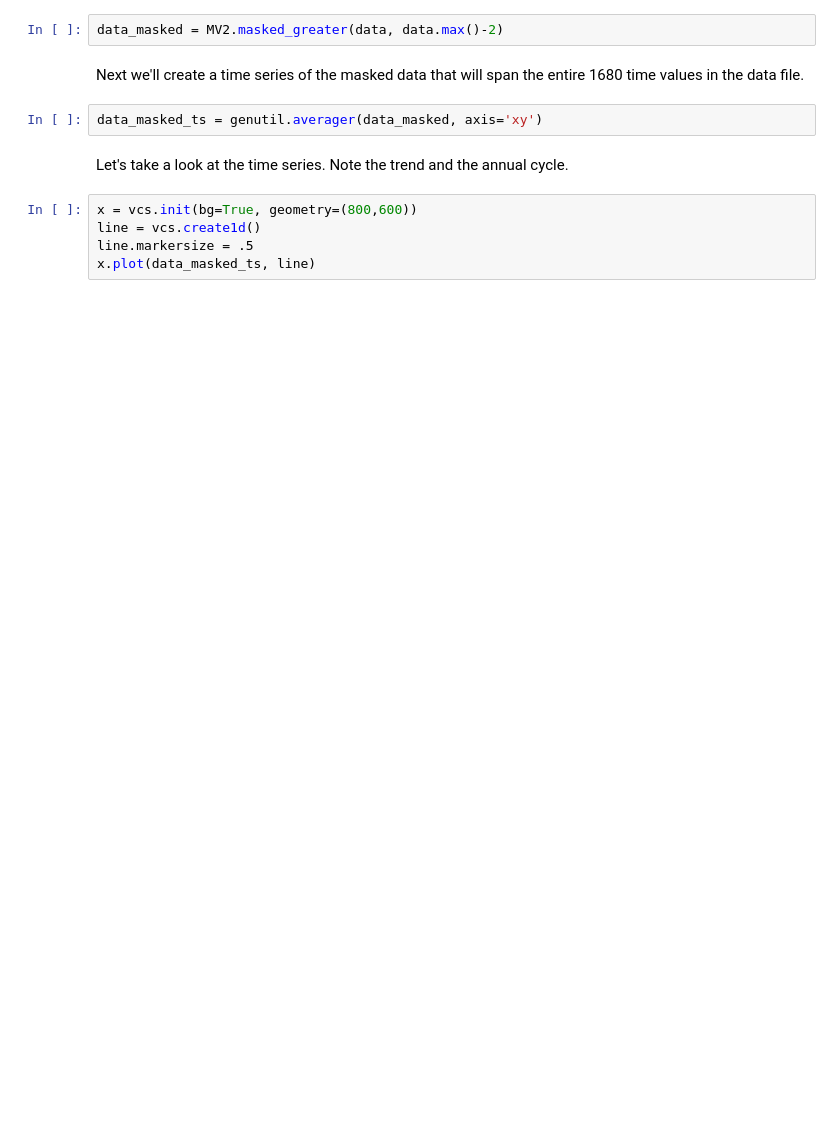
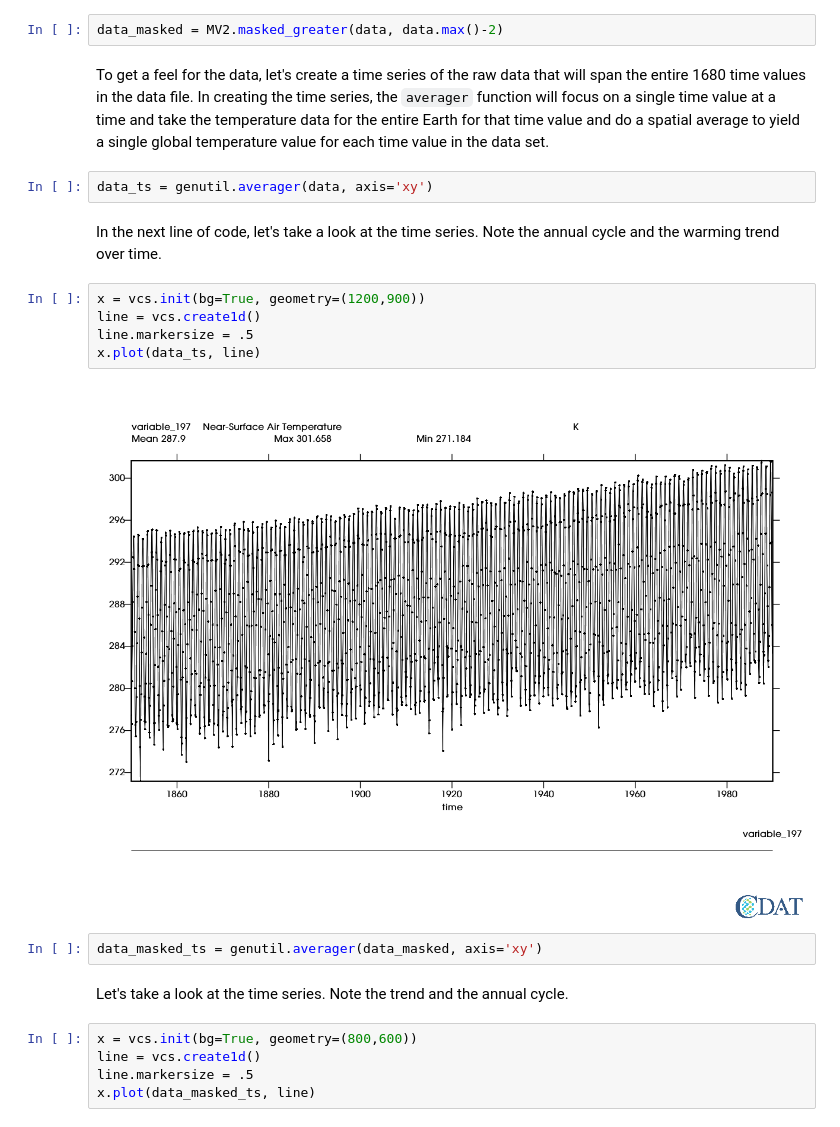
Before and after one commit to CDAT/Jupyter-notebooks, a Jupyter notebook: scientific/Detrend_Data/Detrend_data.ipynb, the cells around one changed output. Drawn from its saved outputs; the diff is of its cells as text; blank space fills up the shorter version.

```diff
--- a/scientific/Detrend_Data/Detrend_data.ipynb
+++ b/scientific/Detrend_Data/Detrend_data.ipynb
@@ -51,7 +71,18 @@ We'll delete, or mask, all data values where the maximum temperature is less 2 d
 # %%
 data_masked = MV2.masked_greater(data, data.max()-2)
-# %% [markdown]
-Next we'll create a time series of the masked data that will span the entire 1680 time values in the data file.
+# %% [markdown]
+To get a feel for the data, let's create a time series of the raw data that will span the entire 1680 time values in the data file. In creating the time series, the `averager` function will focus on a single time value at a time and take the temperature data for the entire Earth for that time value and do a spatial average to yield a single global temperature value for each time value in the data set.
+# %%
+data_ts = genutil.averager(data, axis='xy')
+# %% [markdown]
+In the next line of code, let's take a look at the time series. Note the annual cycle and the warming trend over time.
+# %%
+x = vcs.init(bg=True, geometry=(1200,900))
+line = vcs.create1d()
+line.markersize = .5
+x.plot(data_ts, line)
+# %% [output]
+[figure, added]
 # %%
 data_masked_ts = genutil.averager(data_masked, axis='xy')
 # %% [markdown]
```
Also changed, not shown: parts of 8 cells of this notebook, 3 other files.
